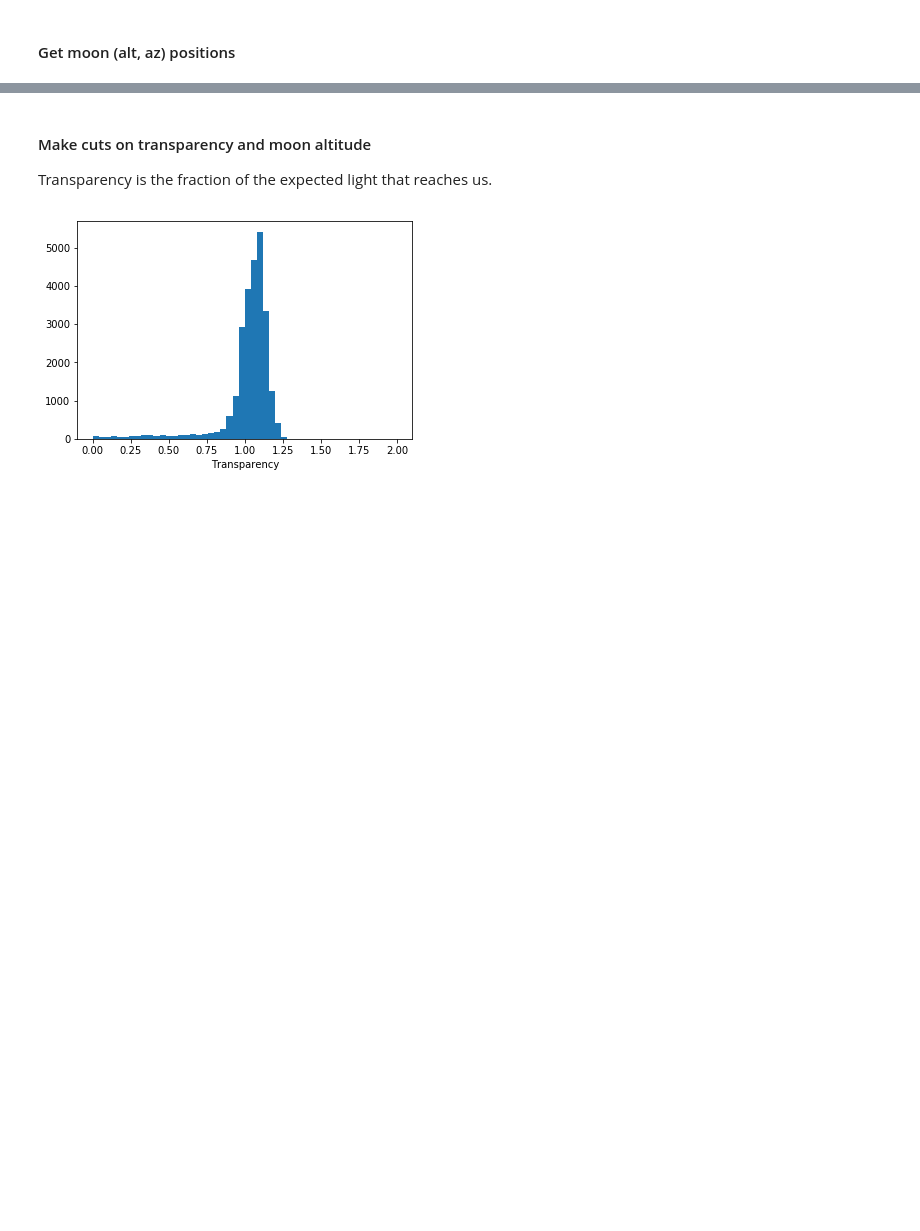
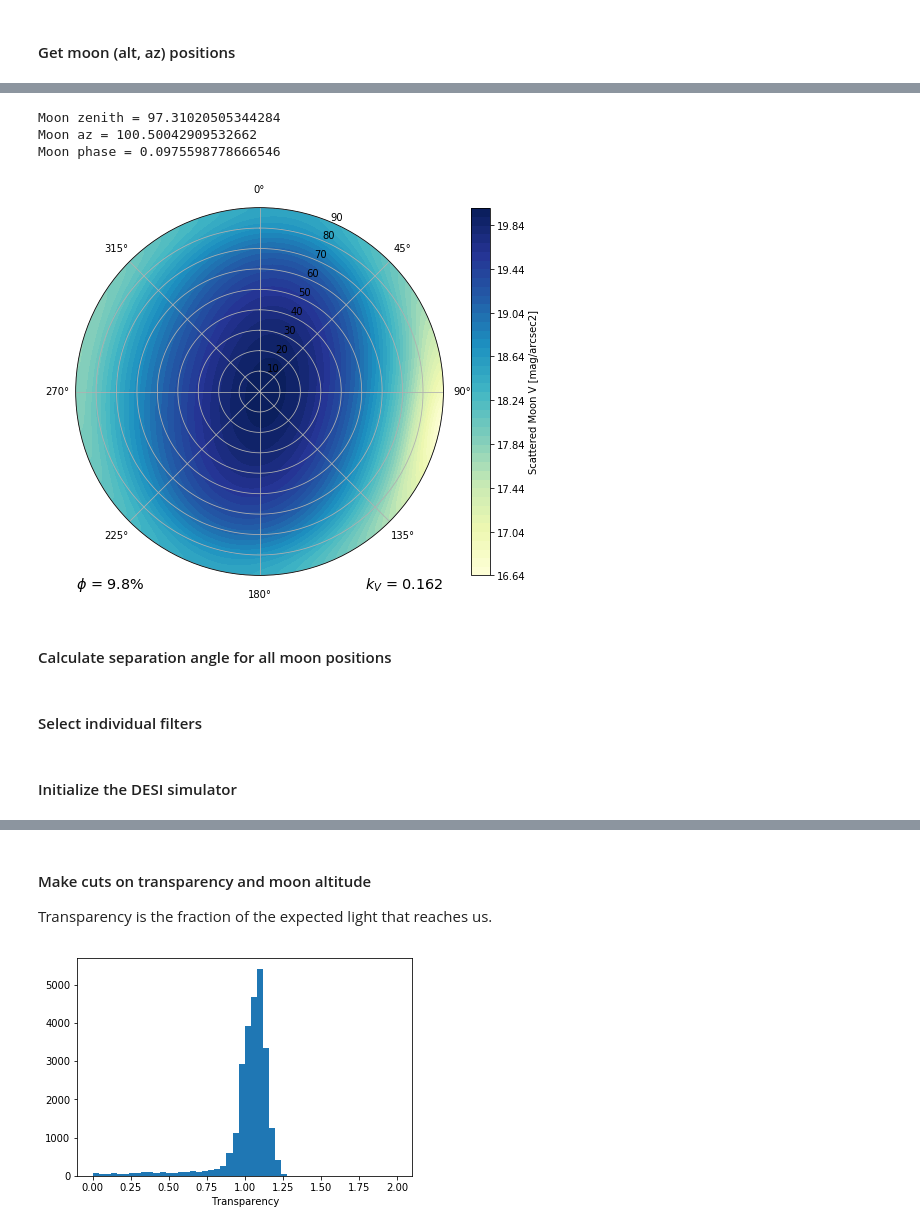
Before and after one commit to belaa/sky-brightness, a Jupyter notebook: DECaLS Sky Brightness.ipynb, the cells around one changed output, grey strips where cells are left out. Cells and saved outputs as stored; diff of their text form; code cells hidden in the pictures; blank space fills up the shorter version.

```diff
--- a/DECaLS Sky Brightness.ipynb
+++ b/DECaLS Sky Brightness.ipynb
@@ -52,0 +89,12 @@ moon_az = moon_position_altaz.az.value
+# %%
+print('Moon zenith = {}\nMoon az = {}\nMoon phase = {}'.format(moon_zenith[300], moon_az[300],
+                                                               moonphase[300]))
+specsim.atmosphere.plot_lunar_brightness(moon_zenith[300] * u.deg, moon_az[300] * u.deg,
+                                        moonphase[300]);
+# %% [output]
+Moon zenith = 97.31020505344284
+Moon az = 100.50042909532662
+Moon phase = 0.0975598778666546
+[figure, added]
+# %% [markdown]
+#### Calculate separation angle for all moon positions
@@ -52,0 +103,2 @@ moon_az = moon_position_altaz.az.value
+# %% [markdown]
+#### Select individual filters
@@ -52,0 +109,2 @@ moon_az = moon_position_altaz.az.value
+# %% [markdown]
+#### Initialize the DESI simulator
```
Also changed, not shown: parts of 23 cells of this notebook, 1 other file.
